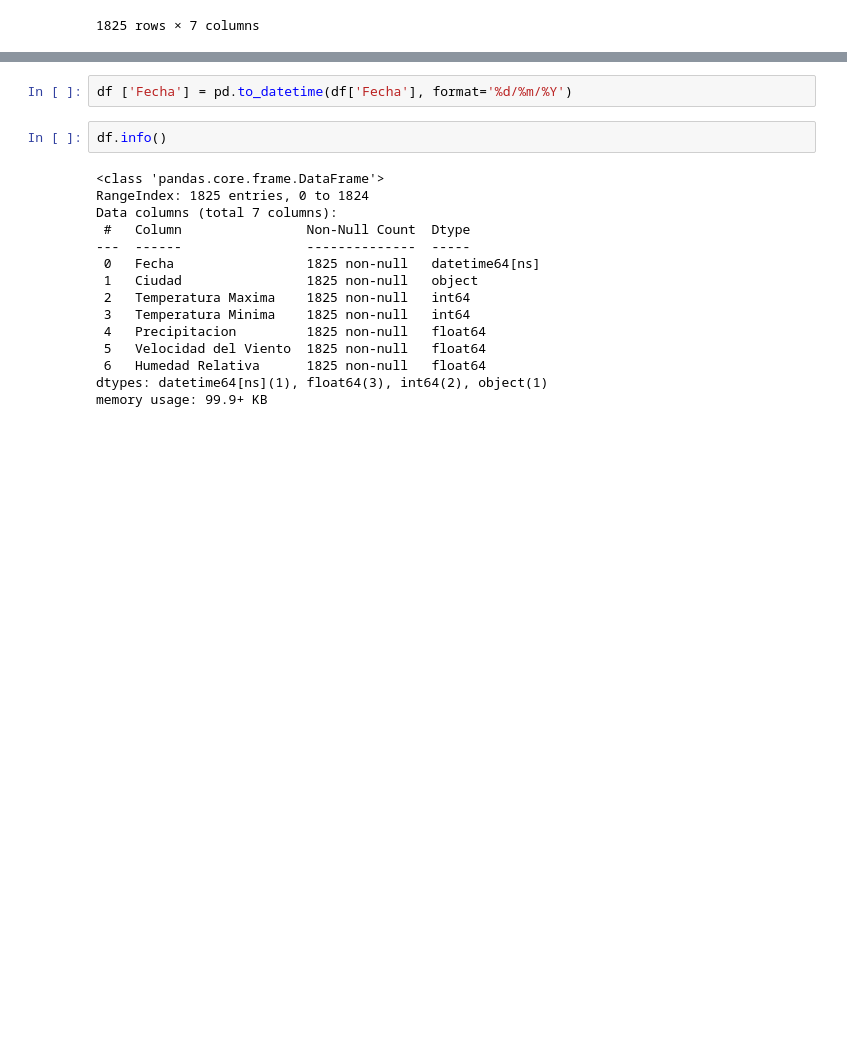
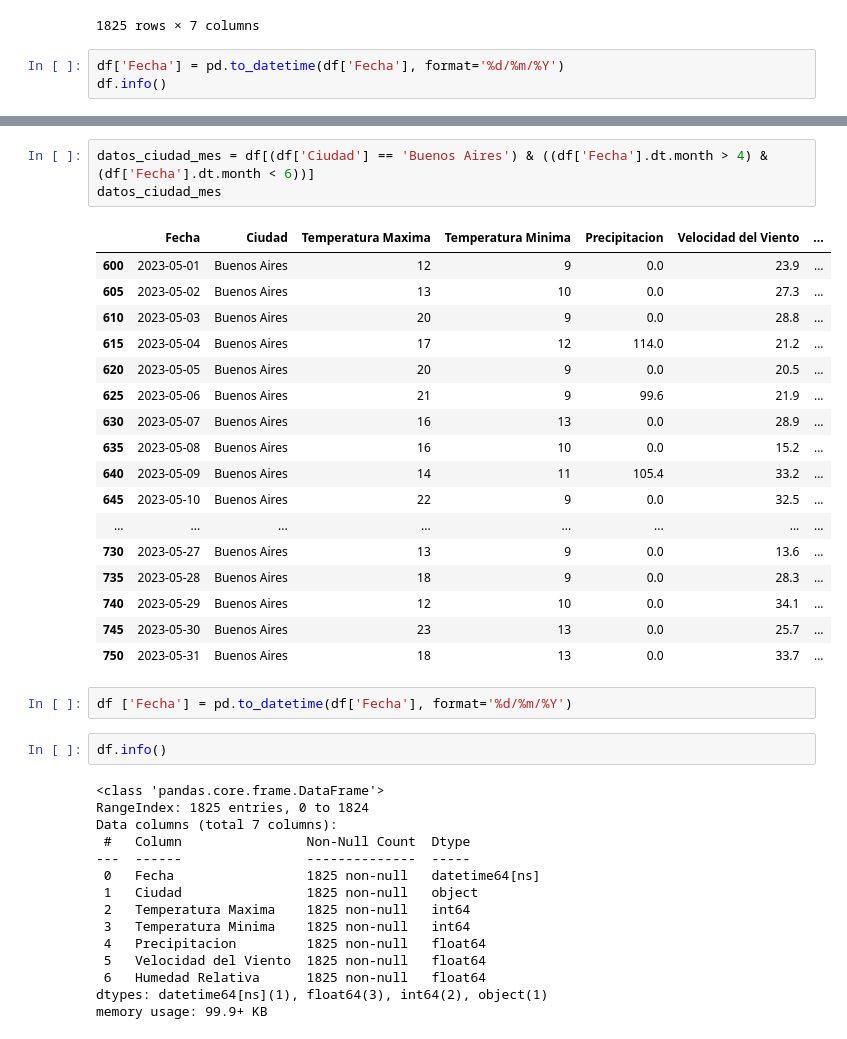
Before and after one commit to PabloPombo/Courses_DataScience_ML-DL, a Jupyter notebook: Python-DS-ML_UDEMYCourse/Día9-Matplotlib/Cuadernos para Prácticas/Proyecto del Día 9 - Consulta de Temperaturas Interactivo.ipynb, the cells around one changed output, grey strips where cells are left out. Saved outputs shown, nothing was run; the diff lists cells and outputs as text; blank space fills up the shorter version.

```diff
--- a/Python-DS-ML_UDEMYCourse/Día9-Matplotlib/Cuadernos para Prácticas/Proyecto del Día 9 - Consulta de Temperaturas Interactivo.ipynb
+++ b/Python-DS-ML_UDEMYCourse/Día9-Matplotlib/Cuadernos para Prácticas/Proyecto del Día 9 - Consulta de Temperaturas Interactivo.ipynb
@@ -35,3 +35,6 @@ df
 | 1823 | 31/12/2023 | Mendoza | 13 | 9 | 84.8 | 27.6 | ... |
 | 1824 | 31/12/2023 | Tucuman | 15 | 10 | 0.0 | 30.0 | ... |
 1825 rows × 7 columns
+# %%
+df['Fecha'] = pd.to_datetime(df['Fecha'], format='%d/%m/%Y')
+df.info()
@@ -38,3 +56,24 @@ df
+# %%
+datos_ciudad_mes = df[(df['Ciudad'] == 'Buenos Aires') & ((df['Fecha'].dt.month > 4) & (df['Fecha'].dt.month < 6))]
+datos_ciudad_mes
+# %% [output]
+|  | Fecha | Ciudad | Temperatura Maxima | Temperatura Minima | Precipitacion | Velocidad del Viento | ... |
+| 600 | 2023-05-01 | Buenos Aires | 12 | 9 | 0.0 | 23.9 | ... |
+| 605 | 2023-05-02 | Buenos Aires | 13 | 10 | 0.0 | 27.3 | ... |
+| 610 | 2023-05-03 | Buenos Aires | 20 | 9 | 0.0 | 28.8 | ... |
+| 615 | 2023-05-04 | Buenos Aires | 17 | 12 | 114.0 | 21.2 | ... |
+| 620 | 2023-05-05 | Buenos Aires | 20 | 9 | 0.0 | 20.5 | ... |
+| 625 | 2023-05-06 | Buenos Aires | 21 | 9 | 99.6 | 21.9 | ... |
+| 630 | 2023-05-07 | Buenos Aires | 16 | 13 | 0.0 | 28.9 | ... |
+| 635 | 2023-05-08 | Buenos Aires | 16 | 10 | 0.0 | 15.2 | ... |
+| 640 | 2023-05-09 | Buenos Aires | 14 | 11 | 105.4 | 33.2 | ... |
+| 645 | 2023-05-10 | Buenos Aires | 22 | 9 | 0.0 | 32.5 | ... |
+| ... | ... | ... | ... | ... | ... | ... | ... |
+| 730 | 2023-05-27 | Buenos Aires | 13 | 9 | 0.0 | 13.6 | ... |
+| 735 | 2023-05-28 | Buenos Aires | 18 | 9 | 0.0 | 28.3 | ... |
+| 740 | 2023-05-29 | Buenos Aires | 12 | 10 | 0.0 | 34.1 | ... |
+| 745 | 2023-05-30 | Buenos Aires | 23 | 13 | 0.0 | 25.7 | ... |
+| 750 | 2023-05-31 | Buenos Aires | 18 | 13 | 0.0 | 33.7 | ... |
 # %%
 df ['Fecha'] = pd.to_datetime(df['Fecha'], format='%d/%m/%Y')
 # %%
```
Also changed, not shown: parts of 1 cell of this notebook, 1 other file.
